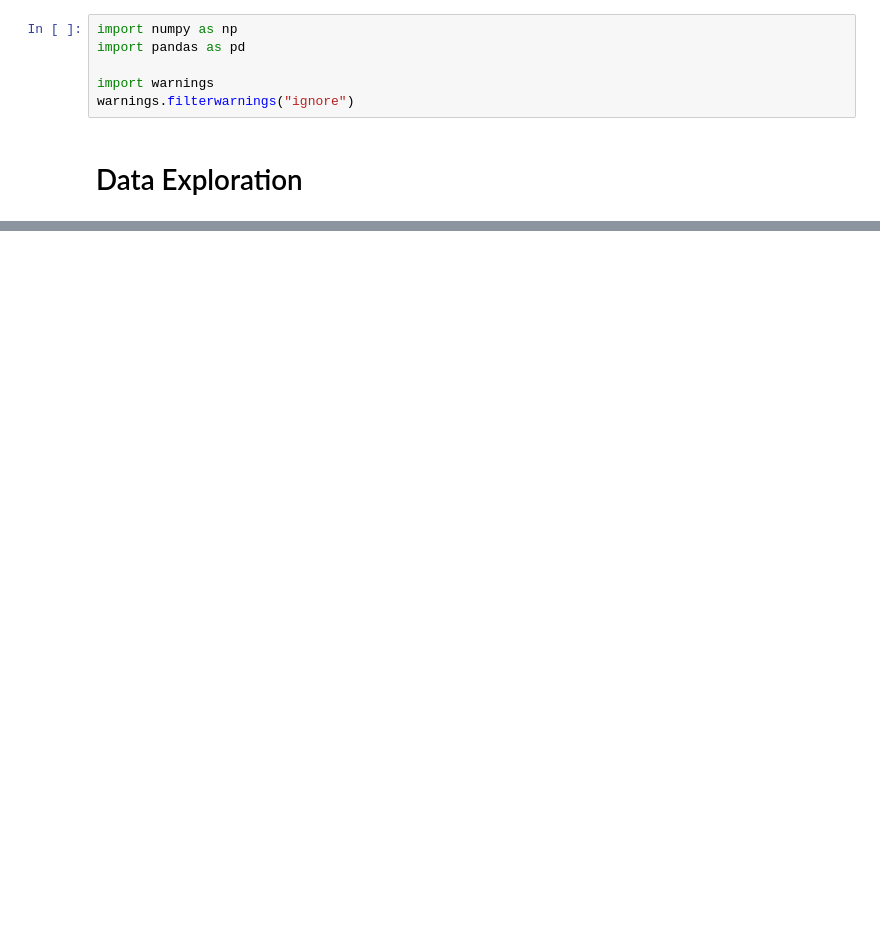
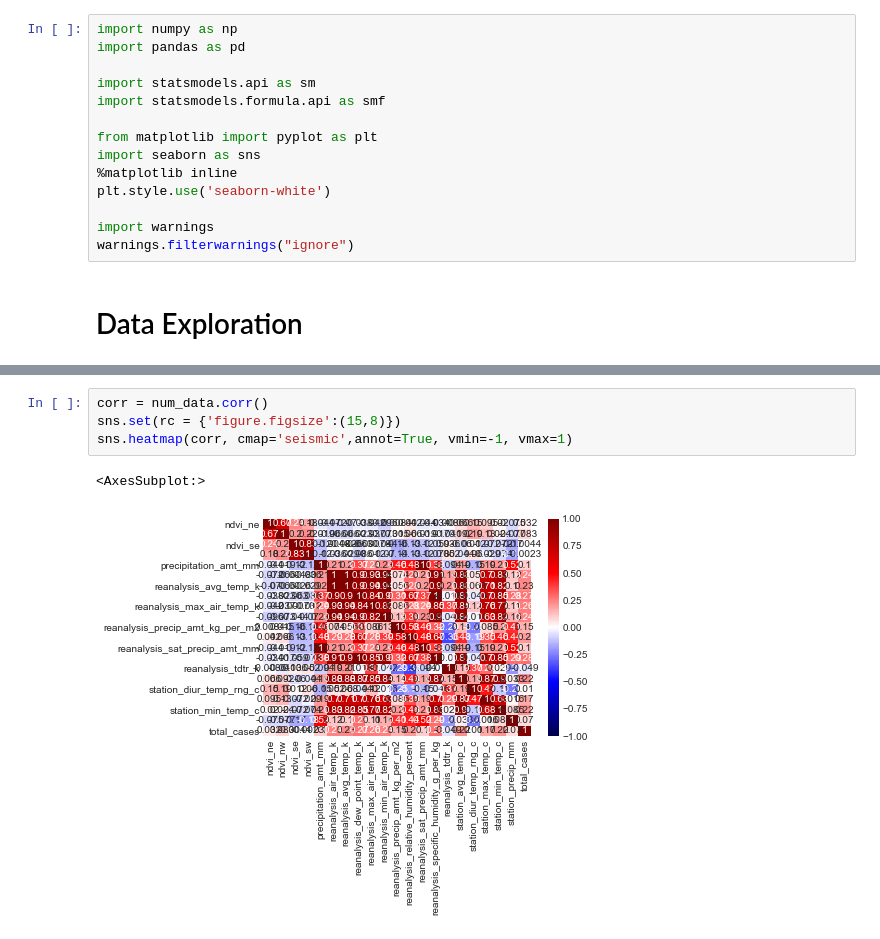
Before and after one commit to dtjldamien/data-driven-dengai, a Jupyter notebook: e0310355_e0406854.ipynb, the cells around one changed output, grey strips where cells are left out. Cells and saved outputs as stored; diff of their text form; blank space fills up the shorter version.

Commit message:
chore: add correlation heatmap

```diff
--- a/e0310355_e0406854.ipynb
+++ b/e0310355_e0406854.ipynb
@@ -22,6 +22,14 @@ Members:
 import numpy as np
 import pandas as pd
 
+import statsmodels.api as sm
+import statsmodels.formula.api as smf
+
+from matplotlib import pyplot as plt
+import seaborn as sns
+%matplotlib inline
+plt.style.use('seaborn-white')
+
 import warnings
 warnings.filterwarnings("ignore")
 # %% [markdown]
@@ -31,0 +109,7 @@ train_labels = pd.read_csv('./dengue_labels_train.csv')
+# %%
+corr = num_data.corr()
+sns.set(rc = {'figure.figsize':(15,8)})
+sns.heatmap(corr, cmap='seismic',annot=True, vmin=-1, vmax=1)
+# %% [output]
+<AxesSubplot:>
+[figure, added]
```
Also changed, not shown: parts of 7 cells of this notebook.
